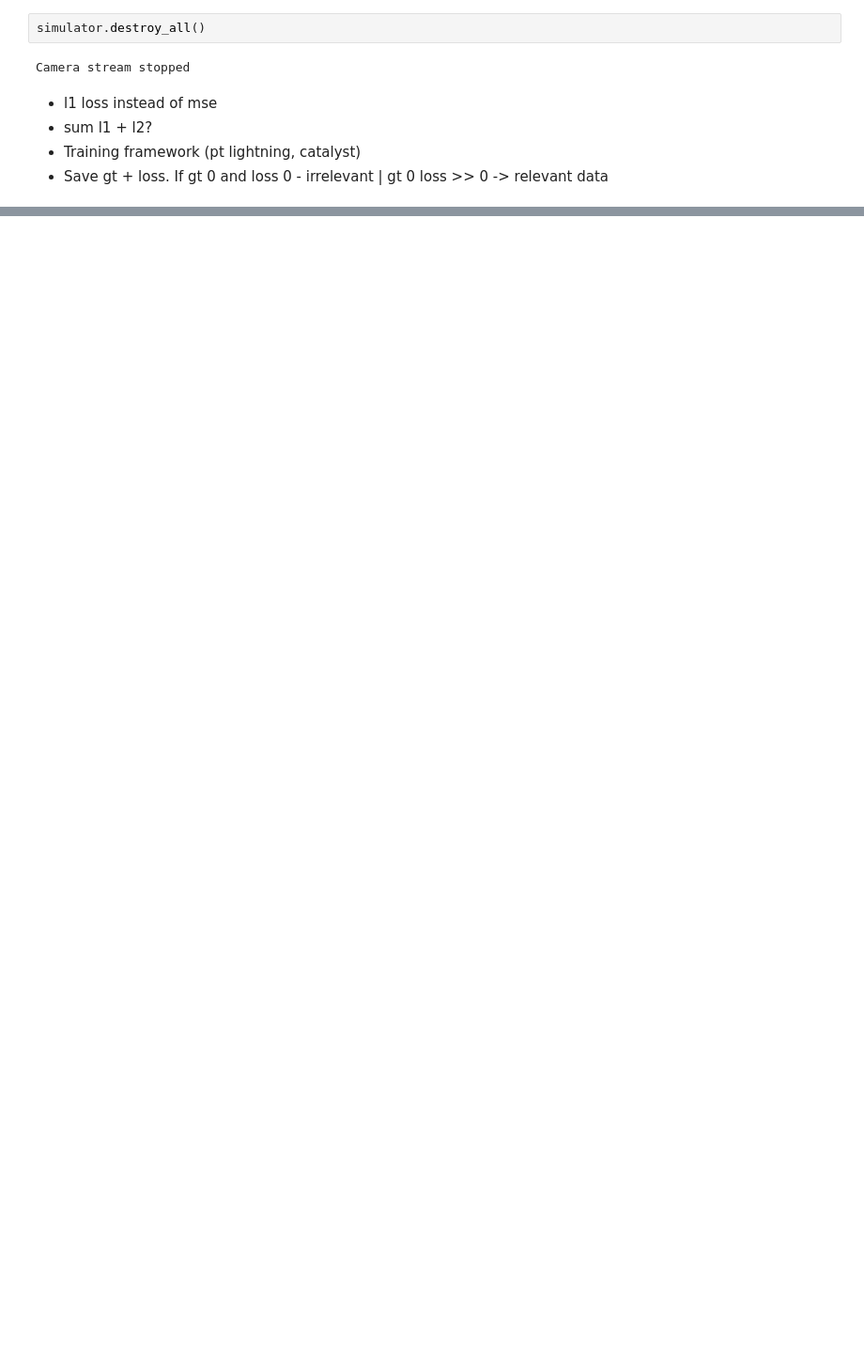
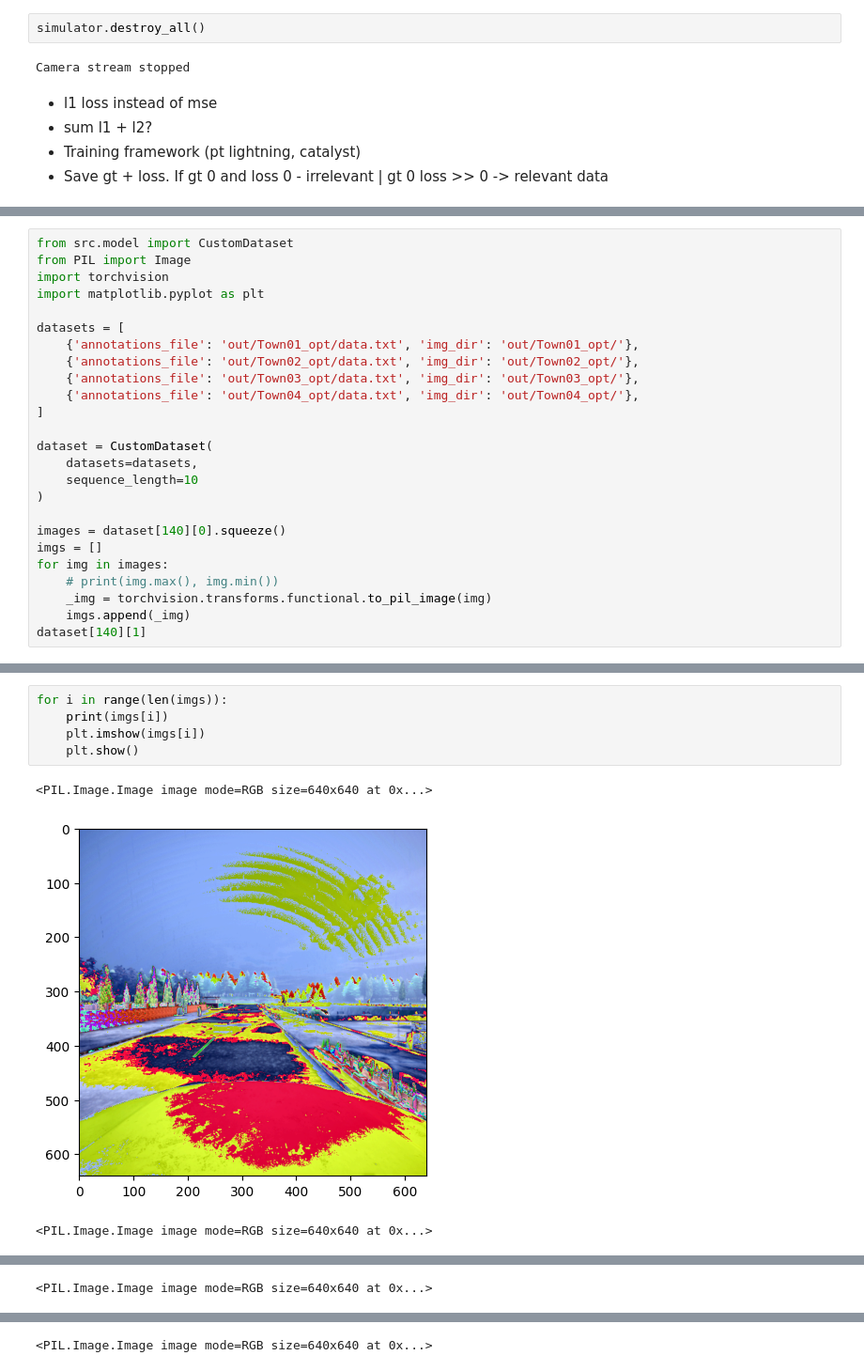
Before and after one commit to HabKaffee/ncp_for_automotive, a Jupyter notebook: simulator_test.ipynb, the cells around one changed output, grey strips where cells are left out. Shown at 94% size. Cells and saved outputs as stored; diff of their text form; blank space fills up the shorter version.

```diff
--- a/simulator_test.ipynb
+++ b/simulator_test.ipynb
@@ -356,0 +417,25 @@ Camera stream stopped
+# %%
+from src.model import CustomDataset
+from PIL import Image
+import torchvision
+import matplotlib.pyplot as plt
+
+datasets = [
+    {'annotations_file': 'out/Town01_opt/data.txt', 'img_dir': 'out/Town01_opt/'},
+    {'annotations_file': 'out/Town02_opt/data.txt', 'img_dir': 'out/Town02_opt/'},
+    {'annotations_file': 'out/Town03_opt/data.txt', 'img_dir': 'out/Town03_opt/'},
+    {'annotations_file': 'out/Town04_opt/data.txt', 'img_dir': 'out/Town04_opt/'},
+]
+
+dataset = CustomDataset(
+    datasets=datasets,
+    sequence_length=10
+)
+
+images = dataset[140][0].squeeze()
+imgs = []
+for img in images:
+    # print(img.max(), img.min())
+    _img = torchvision.transforms.functional.to_pil_image(img)
+    imgs.append(_img)
+dataset[140][1]
@@ -356,0 +470,9 @@ Camera stream stopped
+# %%
+for i in range(len(imgs)):
+    print(imgs[i])
+    plt.imshow(imgs[i])
+    plt.show()
+# %% [output]
+<PIL.Image.Image image mode=RGB size=640x640 at 0x...>
+[figure, added]
+<PIL.Image.Image image mode=RGB size=640x640 at 0x...>
@@ -356,0 +480 @@ Camera stream stopped
+<PIL.Image.Image image mode=RGB size=640x640 at 0x...>
@@ -356,0 +482 @@ Camera stream stopped
+<PIL.Image.Image image mode=RGB size=640x640 at 0x...>
```
Also changed, not shown: parts of 24 cells of this notebook, 5 other files.
